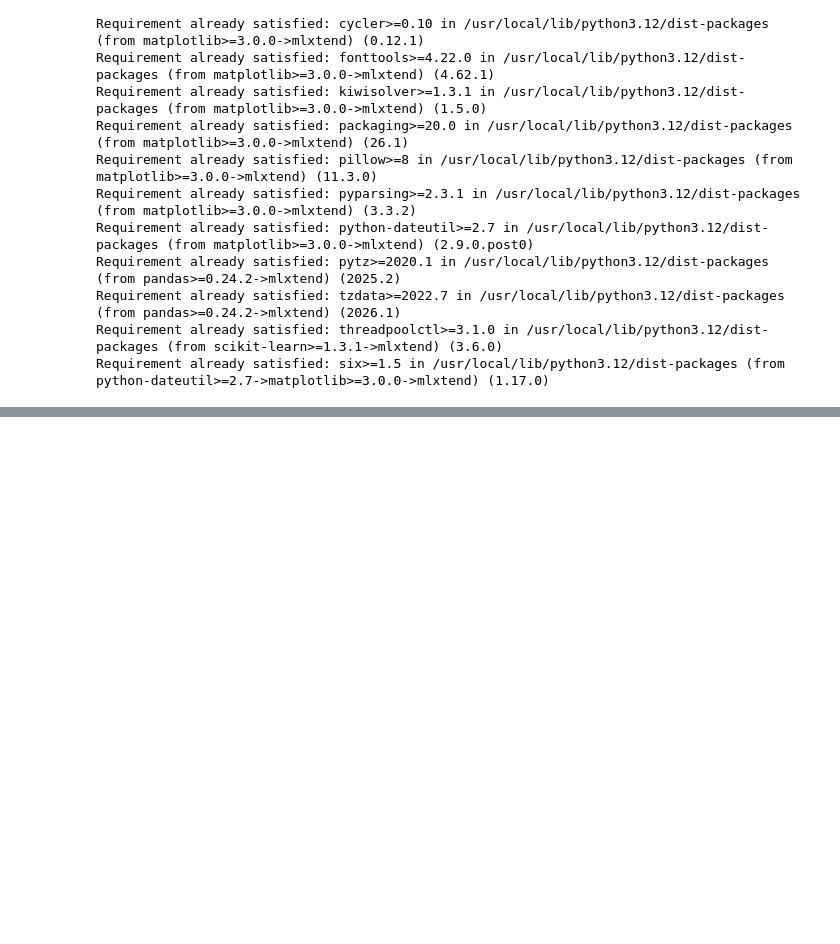
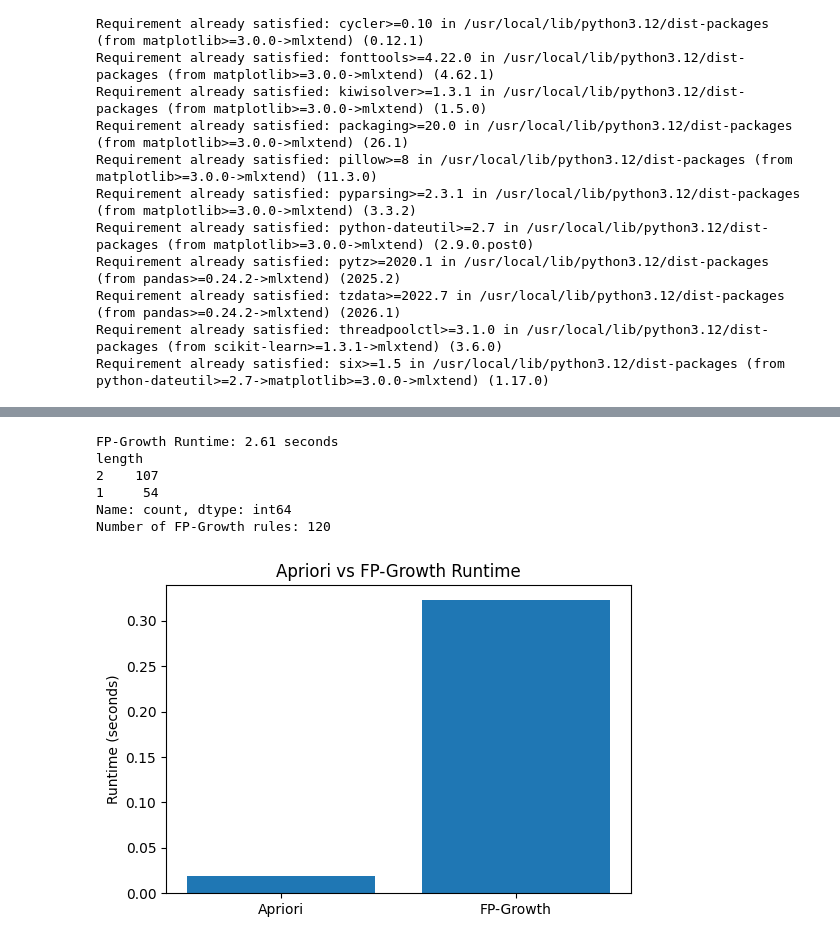
Before and after one commit to asher013/CISC483-683-Final, a Jupyter notebook: association_rules.ipynb, the cells around one changed output, grey strips where cells are left out. Saved outputs shown, nothing was run; the diff lists cells and outputs as text; code cells hidden in the pictures; blank space fills up the shorter version.

Commit message:
added apriori and fp-growth analysis notebook

```diff
--- a/association_rules.ipynb
+++ b/association_rules.ipynb
@@ -31,0 +199,19 @@ from mlxtend.frequent_patterns import apriori, fpgrowth, association_rules
+# %%
+start = time.time()
+
+frequent_apriori = apriori(
+    basket_filtered,
+    min_support=0.002,
+    use_colnames=True,
+    low_memory=True
+)
+
+apriori_time = time.time() - start
+
+frequent_apriori['length'] = frequent_apriori['itemsets'].apply(len)
+
+print(f"Apriori Runtime: {apriori_time:.2f} seconds")
+
+print(frequent_apriori['length'].value_counts())
+
+frequent_apriori.head(20)
@@ -31,0 +288,33 @@ from mlxtend.frequent_patterns import apriori, fpgrowth, association_rules
+# %%
+start = time.time()
+frequent_fp = fpgrowth(
+    basket_filtered,
+    min_support = 0.002,
+    use_colnames = True
+)
+
+fp_time = time.time() - start
+frequent_fp['length'] = frequent_fp['itemsets'].apply(len)
+print(f"FP-Growth Runtime: {fp_time:.2f} seconds")
+print(frequent_fp['length'].value_counts())
+frequent_fp.head(20)
+
+rules_fp = association_rules(
+    frequent_fp,
+    metric="lift",
+    min_threshold=1.0
+)
+
+rules_fp = rules_fp.sort_values(
+    by="lift",
+    ascending=False
+)
+
+print("Number of FP-Growth rules:", len(rules_fp))
+# %% [output]
+FP-Growth Runtime: 2.61 seconds
+length
+2    107
+1     54
+Name: count, dtype: int64
+Number of FP-Growth rules: 120
@@ -31,0 +323,23 @@ from mlxtend.frequent_patterns import apriori, fpgrowth, association_rules
+# %%
+comparison = pd.DataFrame({
+    'Algorithm':['Apriori', 'FP-Growth'],
+    'Runtime (seconds)': [apriori_time, fp_time],
+    'Frequent Itemsets': [
+        len(frequent_apriori),
+        len(frequent_fp)
+    ],
+
+})
+# %%
+plt.figure(figsize=(6,4))
+plt.bar(
+    comparison['Algorithm'],
+    comparison['Runtime (seconds)']
+)
+
+plt.title('Apriori vs FP-Growth Runtime')
+plt.ylabel('Runtime (seconds)')
+
+plt.show()
+# %% [output]
+[figure, added]
```
Also changed, not shown: parts of 20 cells of this notebook.
